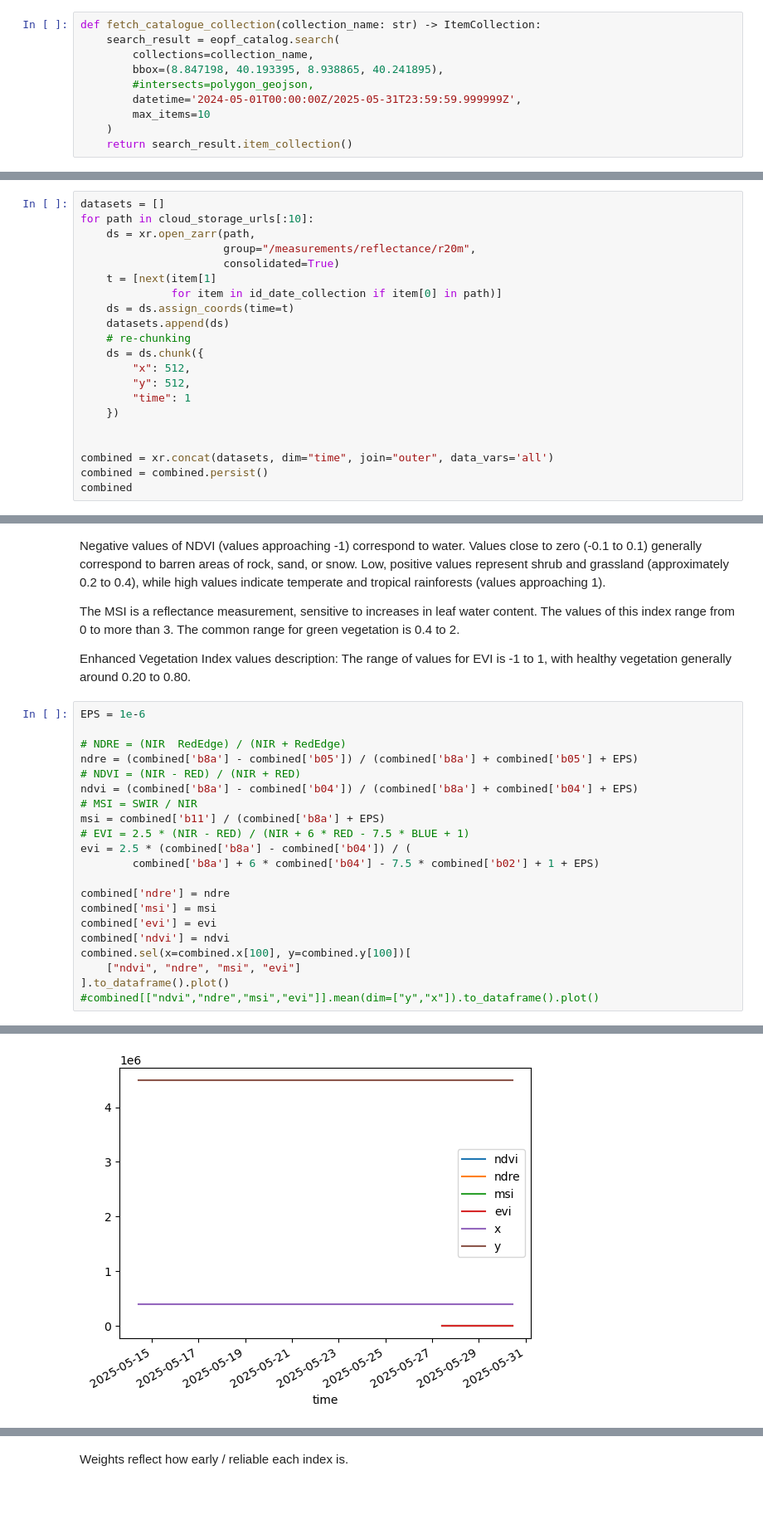
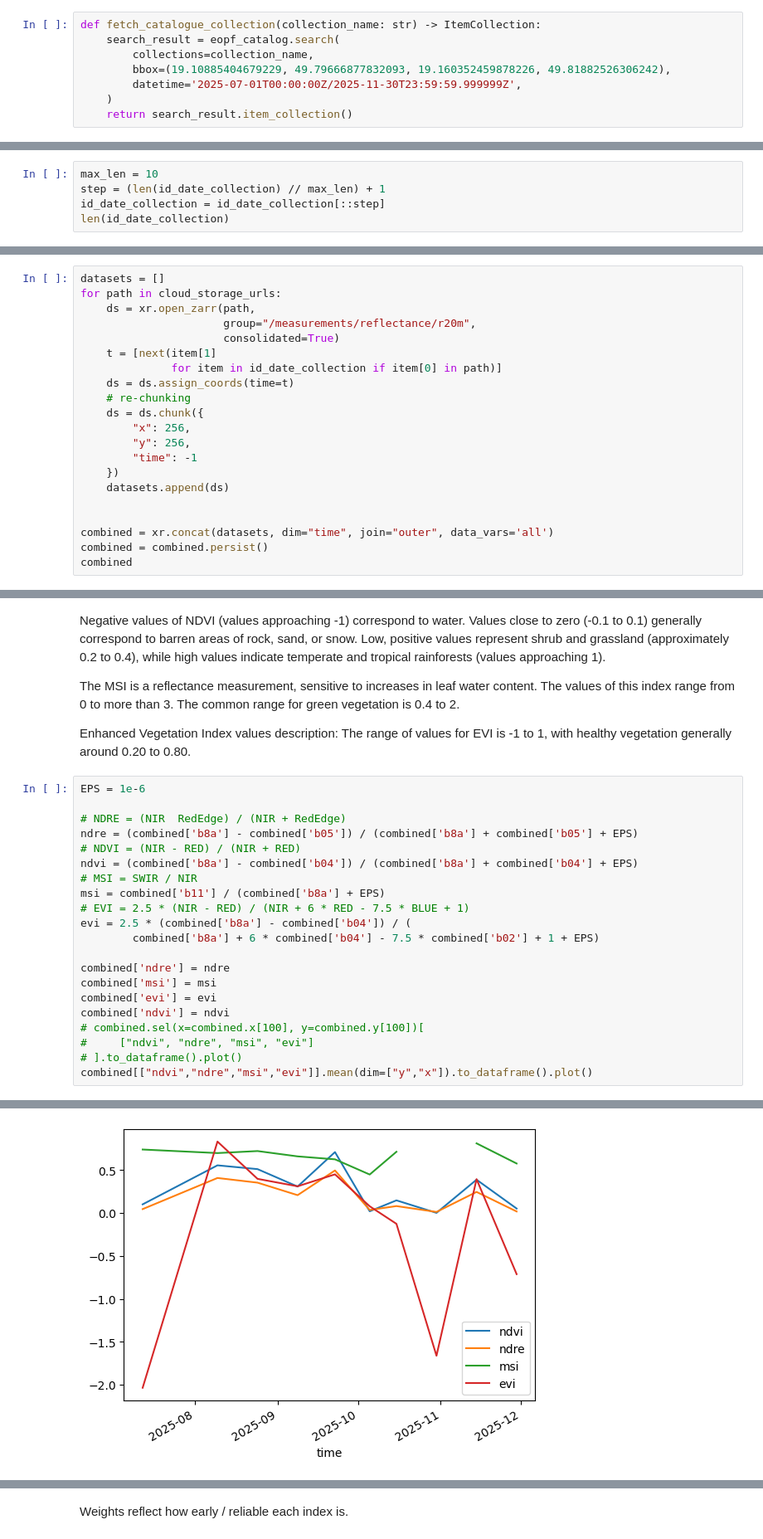
Before and after one commit to ana-sher/climate_analysis, a Jupyter notebook: notebooks/sentinel_data_exploration.ipynb, the cells around one changed output, grey strips where cells are left out. Shown at 83% size. Saved outputs shown, nothing was run; the diff lists cells and outputs as text; blank space fills up the shorter version.

```diff
--- a/notebooks/sentinel_data_exploration.ipynb
+++ b/notebooks/sentinel_data_exploration.ipynb
@@ -43,10 +15,8 @@ eopf_catalog = Client.open(url=eopf_stac_api_root_endpoint)
 def fetch_catalogue_collection(collection_name: str) -> ItemCollection:
     search_result = eopf_catalog.search(
         collections=collection_name,
-        bbox=(8.847198, 40.193395, 8.938865, 40.241895),
-        #intersects=polygon_geojson,
-        datetime='2024-05-01T00:00:00Z/2025-05-31T23:59:59.999999Z',
-        max_items=10
+        bbox=(19.10885404679229, 49.79666877832093, 19.160352459878226, 49.81882526306242),
+        datetime='2025-07-01T00:00:00Z/2025-11-30T23:59:59.999999Z',
     )
     return search_result.item_collection()
 # %% [markdown]
@@ -81,0 +35,5 @@ id_date_collection
+# %%
+max_len = 10
+step = (len(id_date_collection) // max_len) + 1
+id_date_collection = id_date_collection[::step]
+len(id_date_collection)
@@ -99,19 +61,19 @@ cloud_storage_urls
 # %%
 datasets = []
-for path in cloud_storage_urls[:10]:
+for path in cloud_storage_urls:
     ds = xr.open_zarr(path,
                       group="/measurements/reflectance/r20m",
                       consolidated=True)
     t = [next(item[1]
               for item in id_date_collection if item[0] in path)]
     ds = ds.assign_coords(time=t)
-    datasets.append(ds)
     # re-chunking
     ds = ds.chunk({
-        "x": 512,
-        "y": 512,
-        "time": 1
+        "x": 256,
+        "y": 256,
+        "time": -1
     })
+    datasets.append(ds)
 
 
 combined = xr.concat(datasets, dim="time", join="outer", data_vars='all')
@@ -131,27 +109,27 @@ Enhanced Vegetation Index values description: The range of values for EVI is -1
 # %%
 EPS = 1e-6
 
 # NDRE = (NIR  RedEdge) / (NIR + RedEdge)
 ndre = (combined['b8a'] - combined['b05']) / (combined['b8a'] + combined['b05'] + EPS)
 # NDVI = (NIR - RED) / (NIR + RED)
 ndvi = (combined['b8a'] - combined['b04']) / (combined['b8a'] + combined['b04'] + EPS)
 # MSI = SWIR / NIR
 msi = combined['b11'] / (combined['b8a'] + EPS)
 # EVI = 2.5 * (NIR - RED) / (NIR + 6 * RED - 7.5 * BLUE + 1)
 evi = 2.5 * (combined['b8a'] - combined['b04']) / (
         combined['b8a'] + 6 * combined['b04'] - 7.5 * combined['b02'] + 1 + EPS)
 
 combined['ndre'] = ndre
 combined['msi'] = msi
 combined['evi'] = evi
 combined['ndvi'] = ndvi
-combined.sel(x=combined.x[100], y=combined.y[100])[
-    ["ndvi", "ndre", "msi", "evi"]
-].to_dataframe().plot()
-#combined[["ndvi","ndre","msi","evi"]].mean(dim=["y","x"]).to_dataframe().plot()
+# combined.sel(x=combined.x[100], y=combined.y[100])[
+#     ["ndvi", "ndre", "msi", "evi"]
+# ].to_dataframe().plot()
+combined[["ndvi","ndre","msi","evi"]].mean(dim=["y","x"]).to_dataframe().plot()
 # %% [output]
 <Axes: xlabel='time'>
-[figure, old version]
+[figure, new version]
 # %% [markdown]
 - When z(NDVI) (greenness / biomass) goes down - vegetation losing greenness, which is late indicator and often reacts last.
 - When z(NDRE) goes down it shows chlorophyll stress and serves as an early indicator.
```
Also changed, not shown: parts of 16 cells of this notebook.
